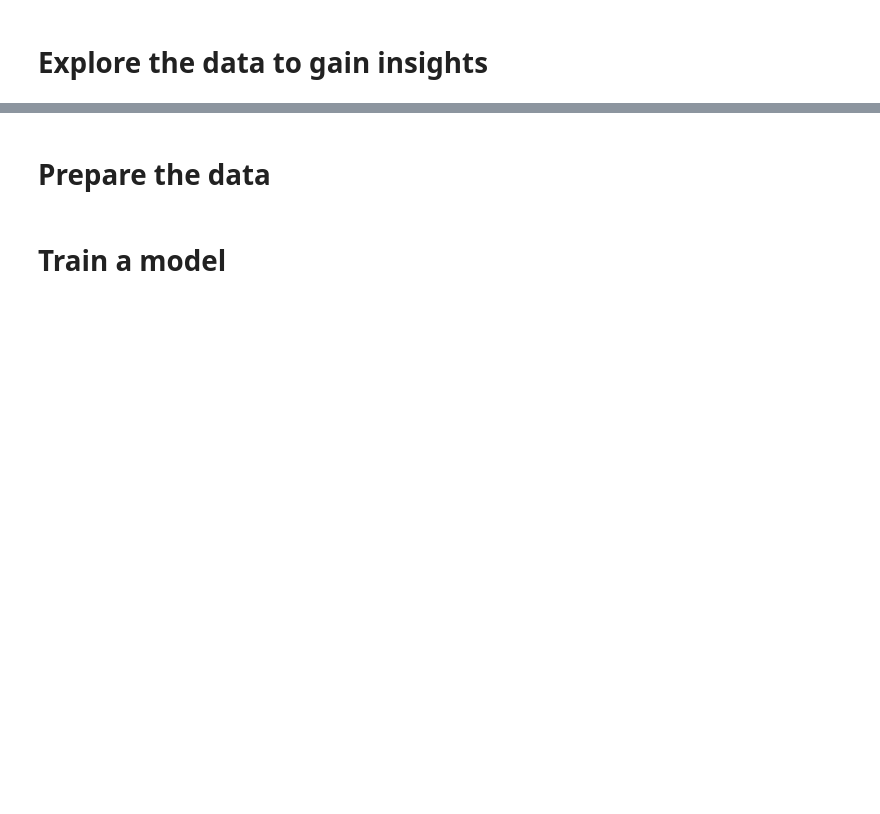
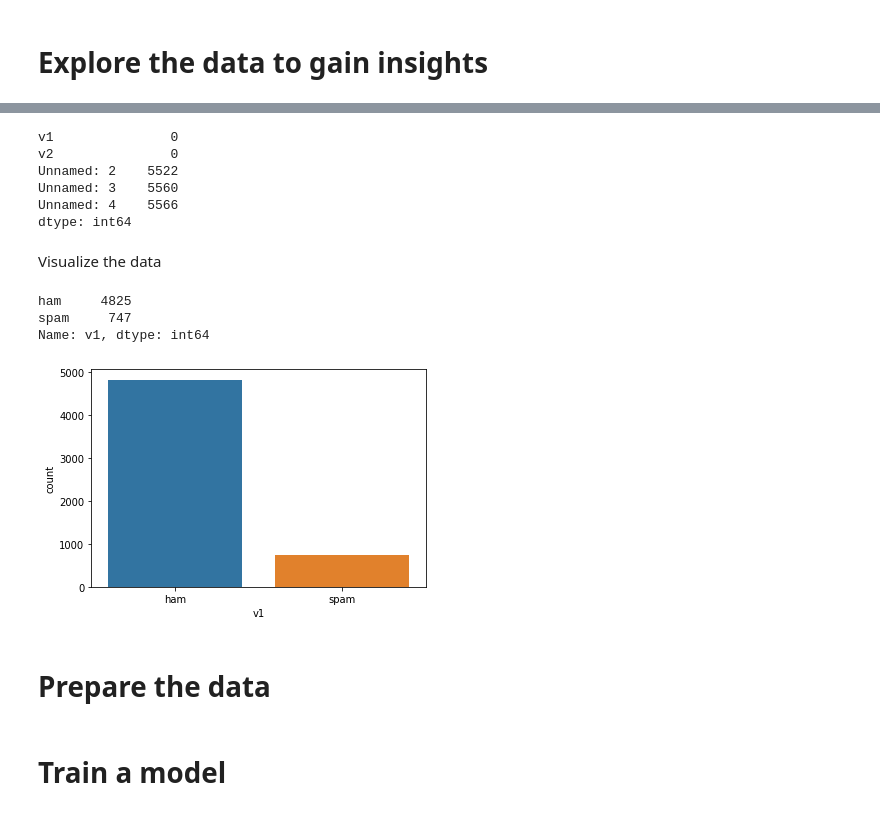
Before and after one commit to carloslme/spam_classifier, a Jupyter notebook: sms_spam_classifier.ipynb, the cells around one changed output, grey strips where cells are left out. Drawn from its saved outputs; the diff is of its cells as text; code cells hidden in the pictures; blank space fills up the shorter version.

Commit message:
Add exploration data

```diff
--- a/sms_spam_classifier.ipynb
+++ b/sms_spam_classifier.ipynb
@@ -44,0 +53,2 @@ data.head(5)
+# %%
+data_exploration = data.copy()
@@ -45,3 +155,26 @@ data.head(5)
+# %%
+data_missing.sum()
+# %% [output]
+v1               0
+v2               0
+Unnamed: 2    5522
+Unnamed: 3    5560
+Unnamed: 4    5566
+dtype: int64
+# %% [markdown]
+Visualize the data
+# %%
+%matplotlib inline
+import matplotlib.pyplot as plt
+import seaborn as sns
+
+sns.countplot('v1', data=data_exploration)
+print(data_exploration['v1'].value_counts())
+# %% [output]
+ham     4825
+spam     747
+Name: v1, dtype: int64
+[figure, added]
 # %% [markdown]
 # Prepare the data
 # %% [markdown]
```
Also changed, not shown: parts of 16 cells of this notebook.
